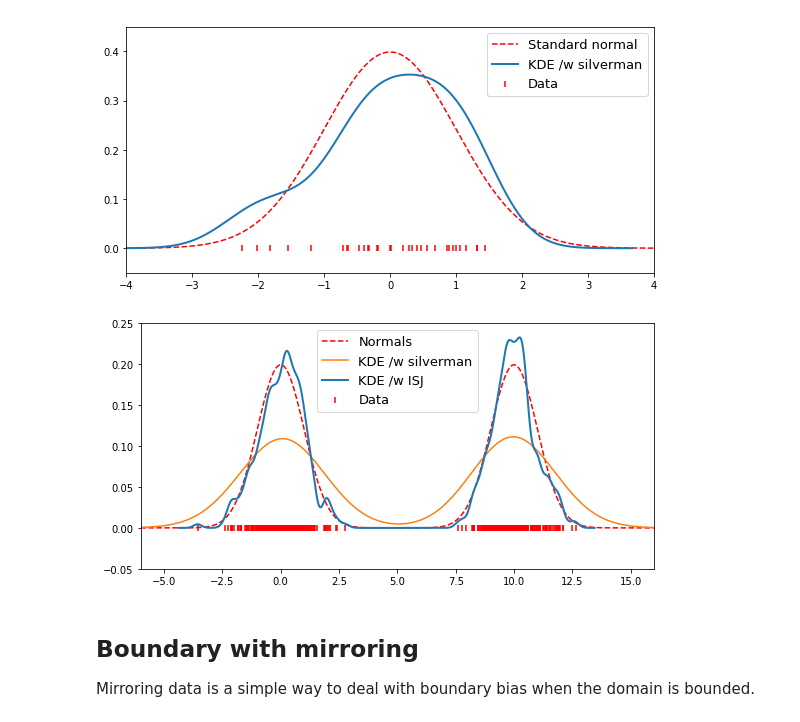
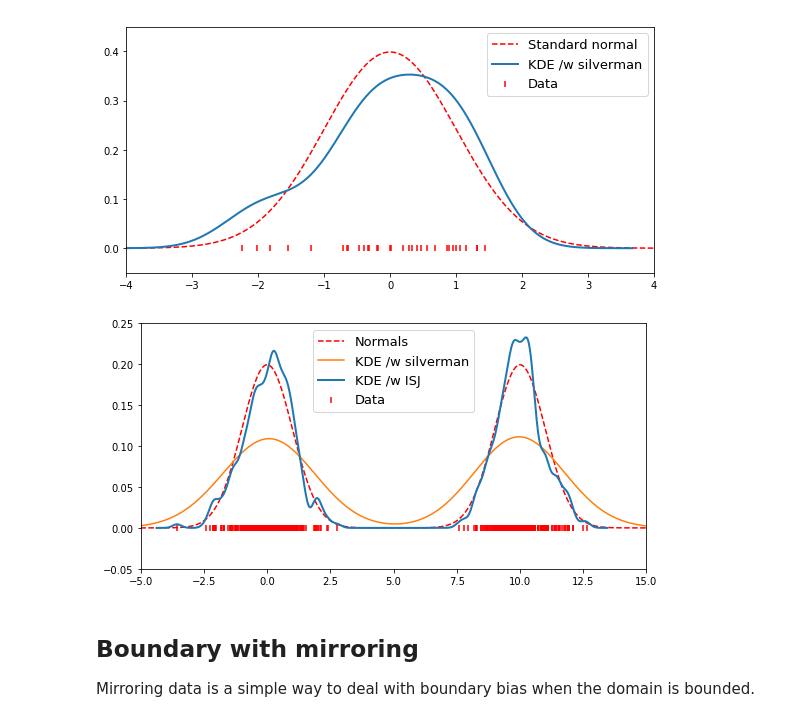
Before and after one commit to tommyod/KDEpy, a Jupyter notebook: docs/presentation/figs/create_presentation_figs.ipynb, the cells around one changed output. Drawn from its saved outputs; the diff is of its cells as text; code cells hidden in the pictures.

```diff
--- a/docs/presentation/figs/create_presentation_figs.ipynb
+++ b/docs/presentation/figs/create_presentation_figs.ipynb
@@ -314,37 +315,37 @@ dist2 = norm(loc=10, scale=1)
 data = np.hstack([dist1.rvs(2**8), dist2.rvs(2**8)])
 x, y = FFTKDE(kernel='gaussian', bw='silverman').fit(data).evaluate()
 
 plt.plot(x, (dist1.pdf(x) + dist2.pdf(x))/2, '--', label='Normals', color='red')
 plt.legend(loc='upper center', fontsize=LEGEND_SIZE)
-plt.ylim([-0.05, 0.25]); plt.xlim([-6, 16])
+plt.ylim([-0.05, 0.25]); plt.xlim([-5, 15])
 plt.tight_layout()
 plt.savefig('intro_kde_ISJ_1.pdf')
 
 plt.scatter(data, np.zeros_like(data), color='red', label='Data', marker='|')
 plt.legend(loc='upper center', fontsize=LEGEND_SIZE)
-plt.ylim([-0.05, 0.25]); plt.xlim([-6, 16])
+plt.ylim([-0.05, 0.25]); plt.xlim([-5, 15])
 plt.tight_layout()
 plt.savefig('intro_kde_ISJ_2.pdf')
 
 # Compute density estimates using 'silverman'
 x, y = FFTKDE(kernel='gaussian', bw='silverman').fit(data).evaluate()
 plt.plot(x, y, label='KDE /w silverman', lw=1.5, color=COLORS[1])
 
 plt.legend(loc='upper center', fontsize=LEGEND_SIZE)
 plt.ylim([-0.05, 0.25]); plt.xlim([-5, 15])
 plt.tight_layout()
 plt.savefig('intro_kde_ISJ_3.pdf')
 
 # Compute density estimates using 'silverman'
 x, y = FFTKDE(kernel='gaussian', bw='ISJ').fit(data).evaluate()
 plt.plot(x, y, label='KDE /w ISJ', lw=2, color=COLORS[0])
 
 plt.legend(loc='upper center', fontsize=LEGEND_SIZE)
-plt.ylim([-0.05, 0.25]); plt.xlim([-6, 16])
+plt.ylim([-0.05, 0.25]); plt.xlim([-5, 15])
 plt.tight_layout()
 plt.savefig('intro_kde_ISJ_4.pdf')
 # %% [output]
-[figure, old version]
+[figure, new version]
 # %% [markdown]
 ## Boundary with mirroring
 
```
Also changed, not shown: parts of 5 cells of this notebook, 1 other file.
